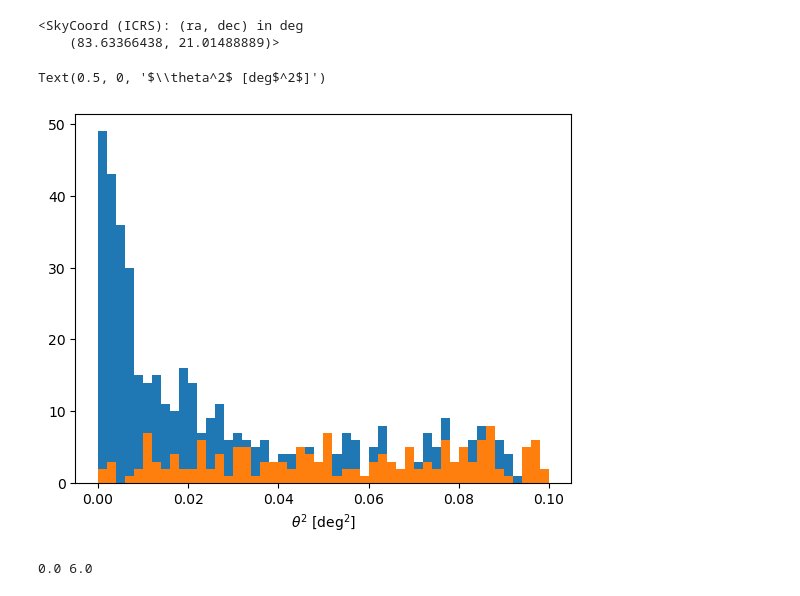
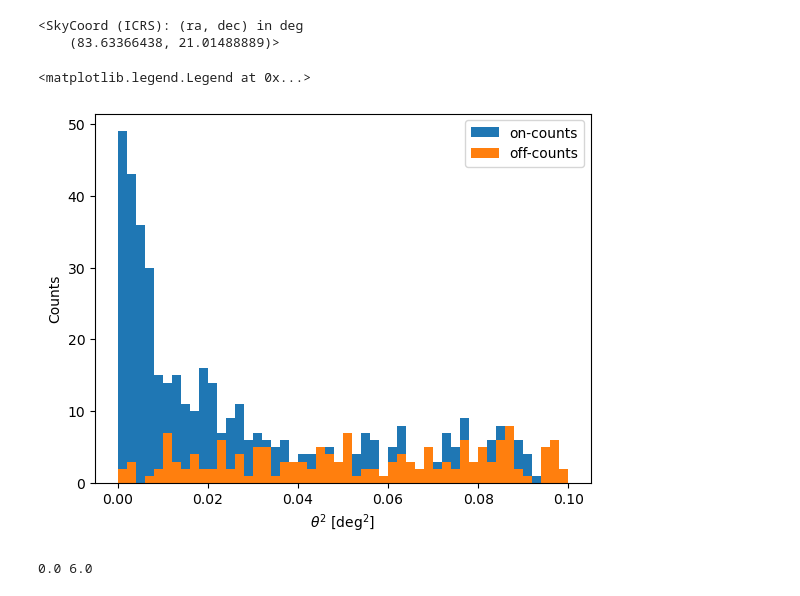
Before and after one commit to edwinmckie/HESS_Analysis_with_Gammapy_modified, a Jupyter notebook: FirstLook.ipynb, the cells around one changed output. Cells and saved outputs as stored; diff of their text form; code cells hidden in the pictures.

```diff
--- a/FirstLook.ipynb
+++ b/FirstLook.ipynb
@@ -62,7 +62,7 @@ All the essential information about the observations is found in a DataStore.
 # %%
 from gammapy.data import DataStore
 # %%
-data_store = DataStore.from_dir('/home/Mckie/Desktop/GAMMAPY_UFS/HESS_Analysis_with_Gammapy-main/gammapy-data/2.1/hess-dl3-dr1')#("$GAMMAPY_DATA/hess-dl3-dr1")
+data_store = DataStore.from_dir(r'gammapy-data/2.1/hess-dl3-dr1')#("$GAMMAPY_DATA/hess-dl3-dr1")
 # %% [markdown]
 You might need to modify the path.
 # %%
@@ -431,20 +407,22 @@ offpos
 # %%
 theta2_off = events.radec.separation(offpos)**2
 # %%
-plt.hist(theta2.value, range = [0,0.1], bins = 50)
+plt.hist(theta2.value, range = [0,0.1], bins = 50, label = "on-counts")
 
 ret_off = plt.hist(theta2_off.value,
                    range = [0,0.1],
                    bins = 50,
+                   label = "off-counts"
                    #alpha = 0.5
                   )
 
 plt.xlabel('$\\theta^2$ [deg$^2$]')
-
+plt.ylabel('Counts')
+plt.legend()
 #plt.savefig('Theta2_onoff.svg')
 # %% [output]
-Text(0.5, 0, '$\\theta^2$ [deg$^2$]')
+<matplotlib.legend.Legend at 0x...>
-[figure, old version]
+[figure, new version]
 # %%
 n_off = ret_off[0]
 x_off = ret_off[1]
```
Also changed, not shown: parts of 15 cells of this notebook.
